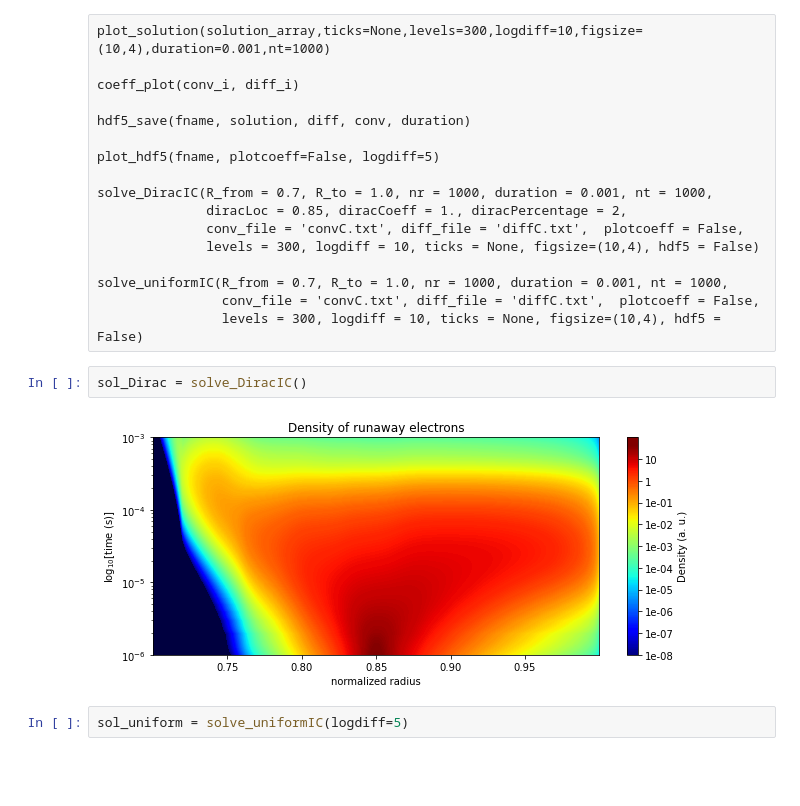
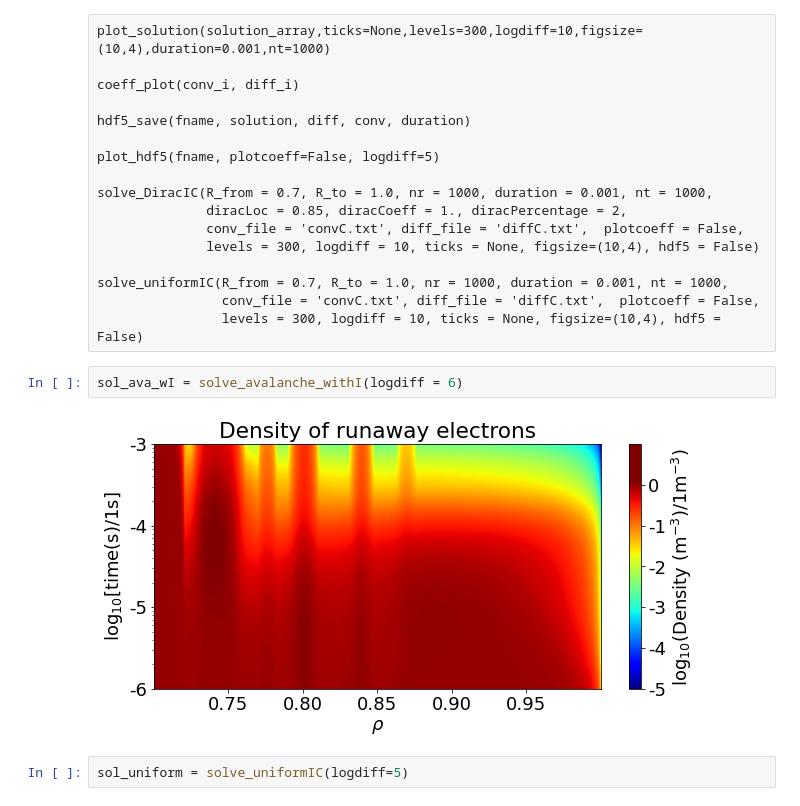
Before and after one commit to leferi99/szakdolgozat, a Jupyter notebook: main_compact.ipynb, the cells around one changed output. Drawn from its saved outputs; the diff is of its cells as text; blank space fills up the shorter version.

```diff
--- a/main_compact.ipynb
+++ b/main_compact.ipynb
@@ -211,10 +310,10 @@ solve_DiracIC(R_from = 0.7, R_to = 1.0, nr = 1000, duration = 0.001, nt = 1000,
 solve_uniformIC(R_from = 0.7, R_to = 1.0, nr = 1000, duration = 0.001, nt = 1000,
                 conv_file = 'convC.txt', diff_file = 'diffC.txt',  plotcoeff = False,
                 levels = 300, logdiff = 10, ticks = None, figsize=(10,4), hdf5 = False)
-# %%
-sol_Dirac = solve_DiracIC()
-# %% [output]
-[figure, removed]
+# %%
+sol_ava_wI = solve_avalanche_withI(logdiff = 6)
+# %% [output]
+[figure, added]
 # %%
 sol_uniform = solve_uniformIC(logdiff=5)
 # %% [output]
```
Also changed, not shown: parts of 1 cell of this notebook, 2 other files.
